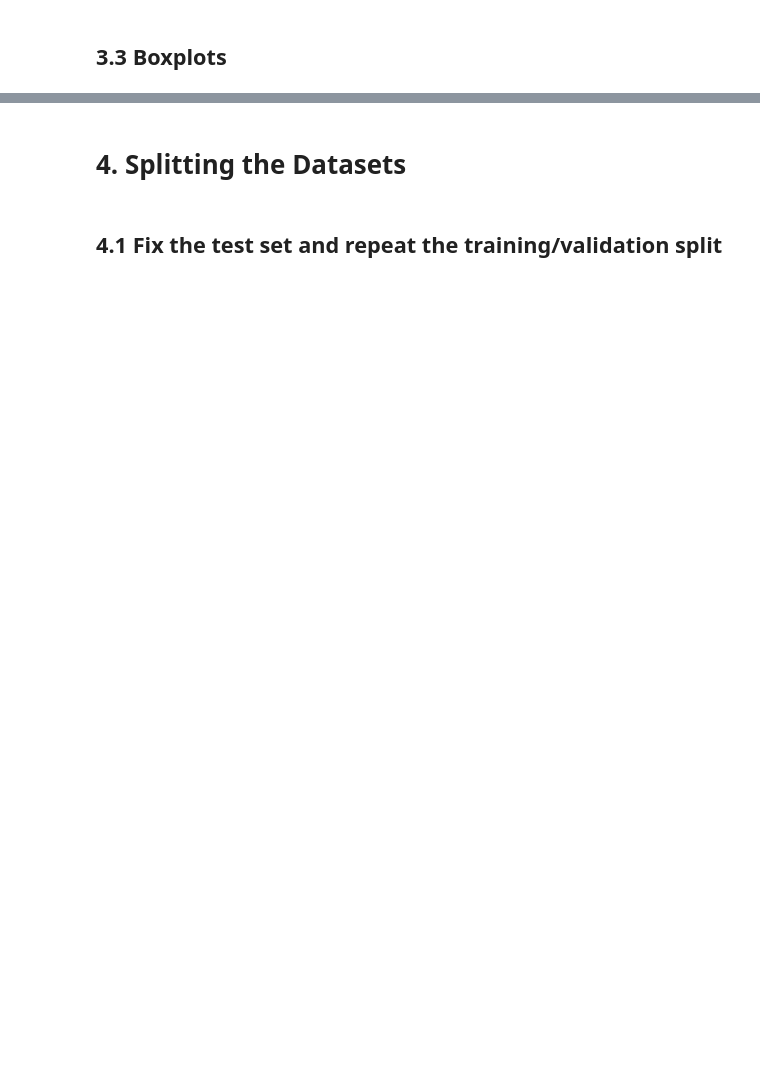
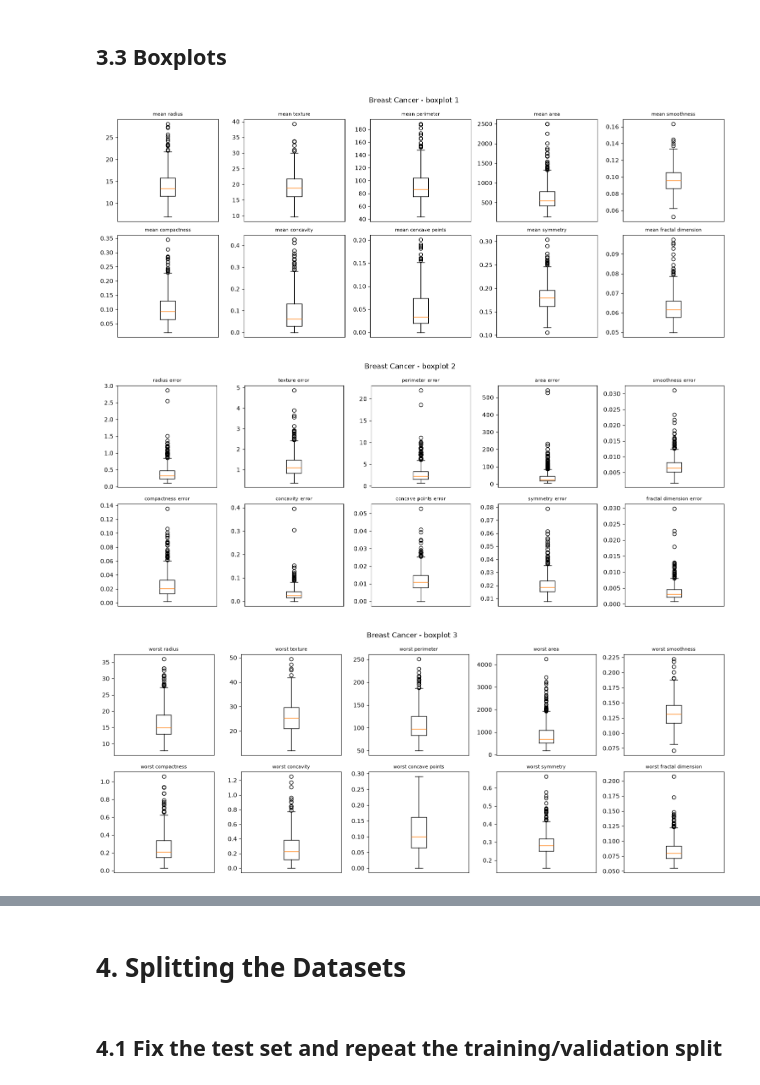
Before and after one commit to akYavuz/ml-project, a Jupyter notebook: notebooks/breast_cancer.ipynb, the cells around one changed output, grey strips where cells are left out. Cells and saved outputs as stored; diff of their text form; code cells hidden in the pictures; blank space fills up the shorter version.

```diff
--- a/notebooks/breast_cancer.ipynb
+++ b/notebooks/breast_cancer.ipynb
@@ -21,2 +199,8 @@
 # %% [markdown]
 ## 3.3 Boxplots
+# %%
+h.draw_boxplots(X, 10, "../figures/breast_cancer", "Breast Cancer")
+# %% [output]
+[figure, added]
+[figure, added]
+[figure, added]
```
Also changed, not shown: parts of 59 cells of this notebook, 19 other files.
